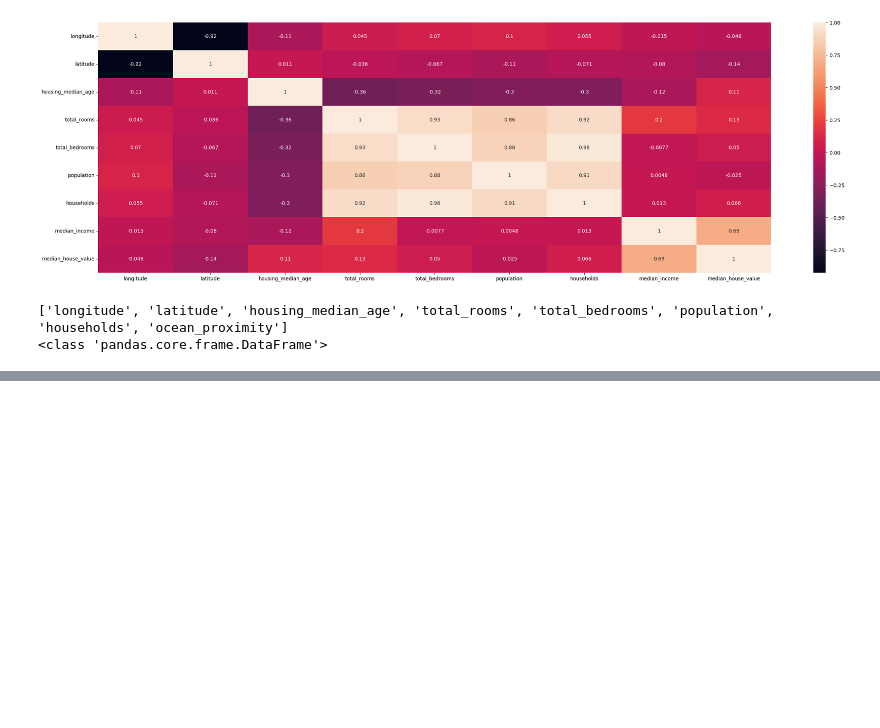
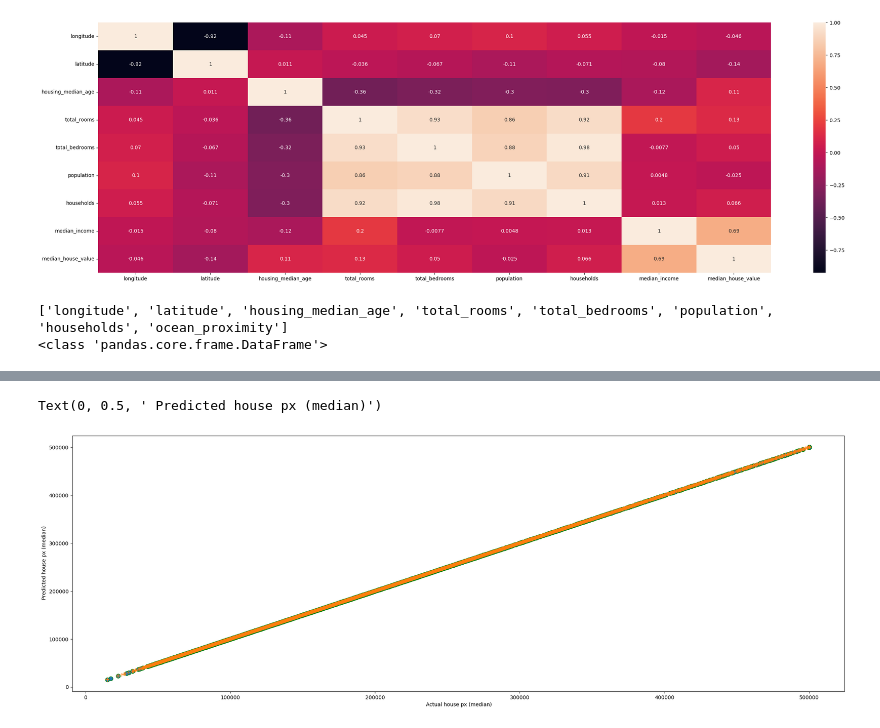
Before and after one commit to aniket-work/house-price-prediction-ml, a Jupyter notebook: simple_housing_px_predictor.ipynb, the cells around one changed output, grey strips where cells are left out. Saved outputs shown, nothing was run; the diff lists cells and outputs as text; code cells hidden in the pictures; blank space fills up the shorter version.

```diff
--- a/simple_housing_px_predictor.ipynb
+++ b/simple_housing_px_predictor.ipynb
@@ -155,3 +155,6 @@ print(type(housing_median_income))
 # %% [output]
 ['longitude', 'latitude', 'housing_median_age', 'total_rooms', 'total_bedrooms', 'population', 'households', 'ocean_proximity']
 <class 'pandas.core.frame.DataFrame'>
+# %%
+housing_target_var = housing_data['median_house_value']
+print(housing_target_var.head)
@@ -157,0 +174,9 @@ print(type(housing_median_income))
+# %%
+from sklearn.model_selection import train_test_split
+
+x_train, x_test, y_train, y_test= train_test_split(housing_median_income, housing_target_var, test_size=0.2, random_state=42)
+# %%
+from sklearn.linear_model import LinearRegression
+
+model = LinearRegression()
+model.fit(x_train, y_train)
@@ -157,0 +185,5 @@ print(type(housing_median_income))
+# %%
+y_prediction = model.predict(x_test)
+print('Did model covered all population, lets check', len(y_prediction), len(y_test))
+print('Always pleasure to view some :) ')
+print(y_prediction[0:5], y_test[0:5])
@@ -157,0 +199,9 @@ print(type(housing_median_income))
+# %%
+plot_view = plt.figure(figsize=(27,9))
+plt.scatter(y_test, y_prediction, marker="o", edgecolor="green", s=65)
+plt.scatter(y_train, model.predict(x_train),marker="+", s=55, alpha=0.6)
+plt.xlabel(" Actual house px (median)")
+plt.ylabel(" Predicted house px (median)")
+# %% [output]
+Text(0, 0.5, ' Predicted house px (median)')
+[figure, added]
```
Also changed, not shown: parts of 3 cells of this notebook, 1 other file.
